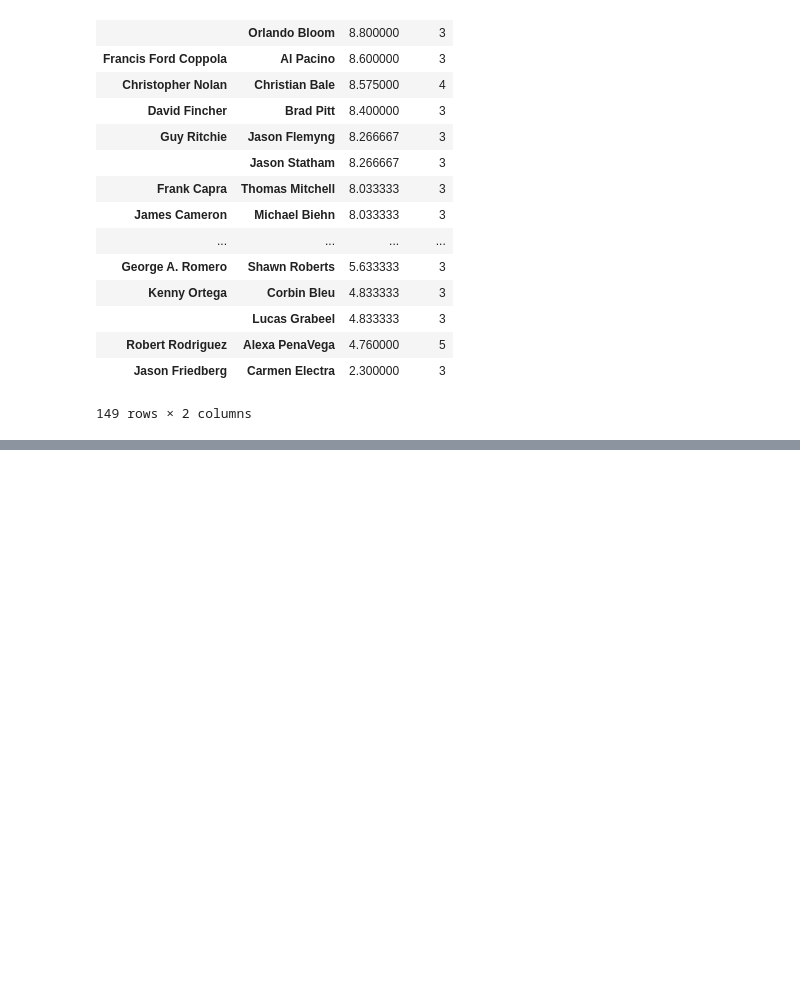
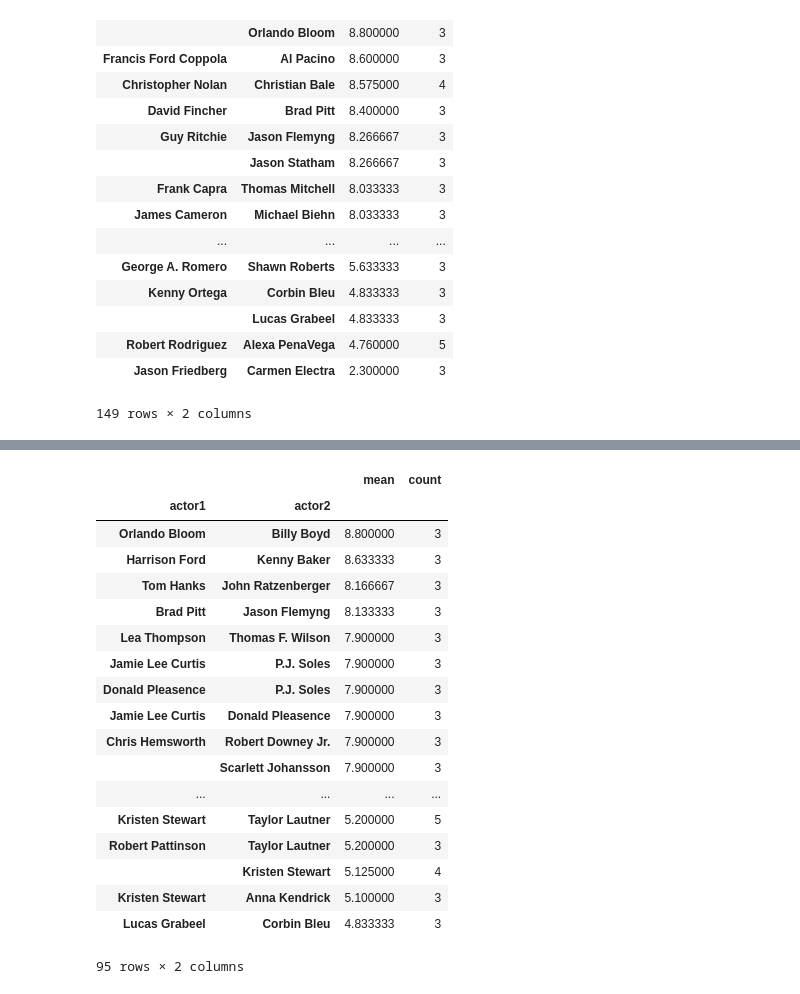
Before and after one commit to EvaSalomon/acamica, a Jupyter notebook: Clase7/Clase7.ipynb, the cells around one changed output, grey strips where cells are left out. Cells and saved outputs as stored; diff of their text form; code cells hidden in the pictures; blank space fills up the shorter version.

```diff
--- a/Clase7/Clase7.ipynb
+++ b/Clase7/Clase7.ipynb
@@ -400,3 +400,16 @@ duplasGroup.loc[duplasGroup['count'] > 2]
 | Robert Rodriguez | Alexa PenaVega | 4.760000 | 5 |
 | Jason Friedberg | Carmen Electra | 2.300000 | 3 |
 149 rows × 2 columns
+# %%
+dupla1 = df[['actor_1_name', 'actor_2_name','imdb_score']]
+dupla2 = df[['actor_2_name', 'actor_3_name','imdb_score']]
+dupla3 = df[['actor_1_name', 'actor_3_name','imdb_score']]
+
+dupla1.columns = ['actor1', 'actor2','imdb_score']
+dupla2.columns = ['actor1', 'actor2','imdb_score']
+dupla3.columns = ['actor1', 'actor2','imdb_score']
+
+
+duplas = pd.concat([dupla1, dupla2, dupla3])
+
+duplas.head()
@@ -402,0 +423,24 @@ duplasGroup.loc[duplasGroup['count'] > 2]
+# %%
+duplasGroup = duplas.groupby(['actor1','actor2'])['imdb_score'].agg(['mean','count']).sort_values(by='mean', ascending = False)
+
+duplasGroup.loc[duplasGroup['count'] > 2]
+# %% [output]
+|  |  | mean | count |
+| actor1 | actor2 |  |  |
+| Orlando Bloom | Billy Boyd | 8.800000 | 3 |
+| Harrison Ford | Kenny Baker | 8.633333 | 3 |
+| Tom Hanks | John Ratzenberger | 8.166667 | 3 |
+| Brad Pitt | Jason Flemyng | 8.133333 | 3 |
+| Lea Thompson | Thomas F. Wilson | 7.900000 | 3 |
+| Jamie Lee Curtis | P.J. Soles | 7.900000 | 3 |
+| Donald Pleasence | P.J. Soles | 7.900000 | 3 |
+| Jamie Lee Curtis | Donald Pleasence | 7.900000 | 3 |
+| Chris Hemsworth | Robert Downey Jr. | 7.900000 | 3 |
+|  | Scarlett Johansson | 7.900000 | 3 |
+| ... | ... | ... | ... |
+| Kristen Stewart | Taylor Lautner | 5.200000 | 5 |
+| Robert Pattinson | Taylor Lautner | 5.200000 | 3 |
+|  | Kristen Stewart | 5.125000 | 4 |
+| Kristen Stewart | Anna Kendrick | 5.100000 | 3 |
+| Lucas Grabeel | Corbin Bleu | 4.833333 | 3 |
+95 rows × 2 columns
```
Also changed, not shown: parts of 1 cell of this notebook, 3 other files.
